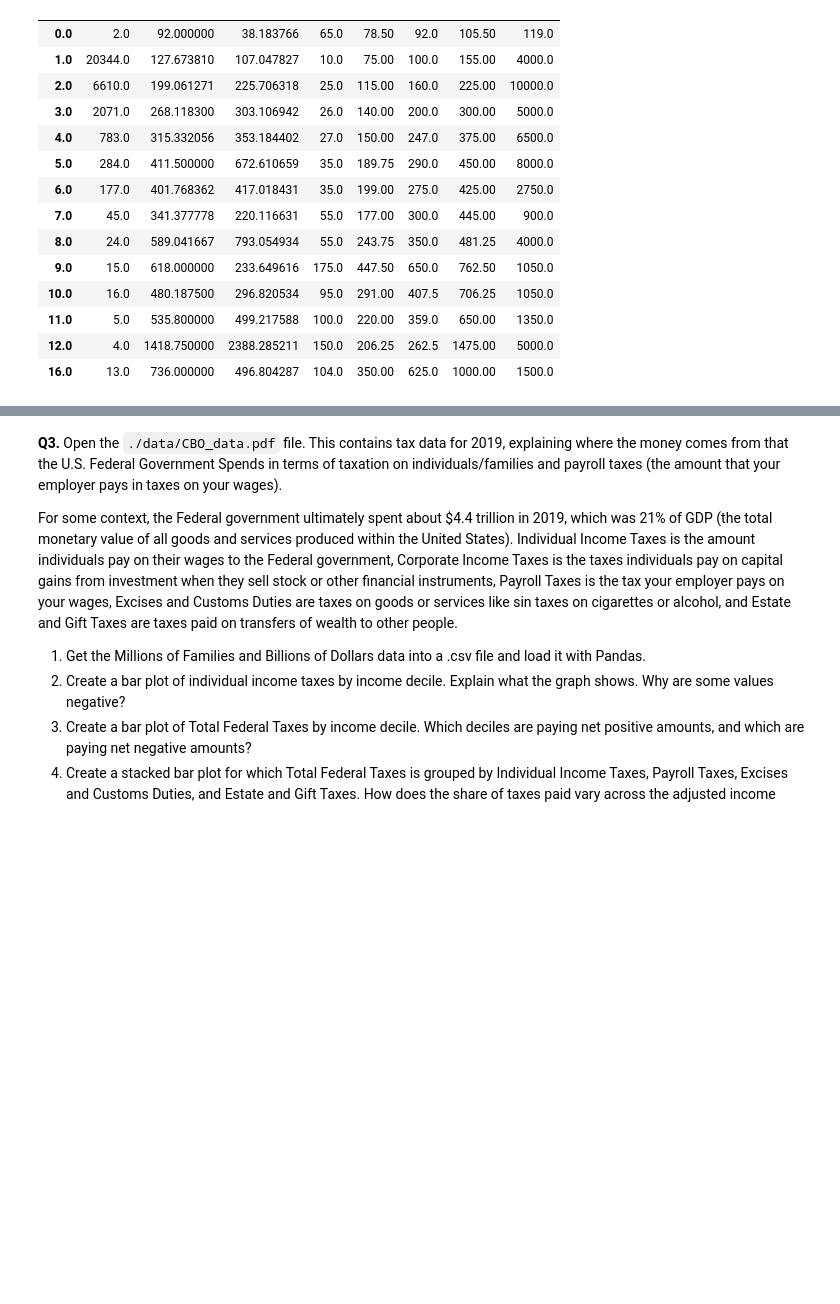
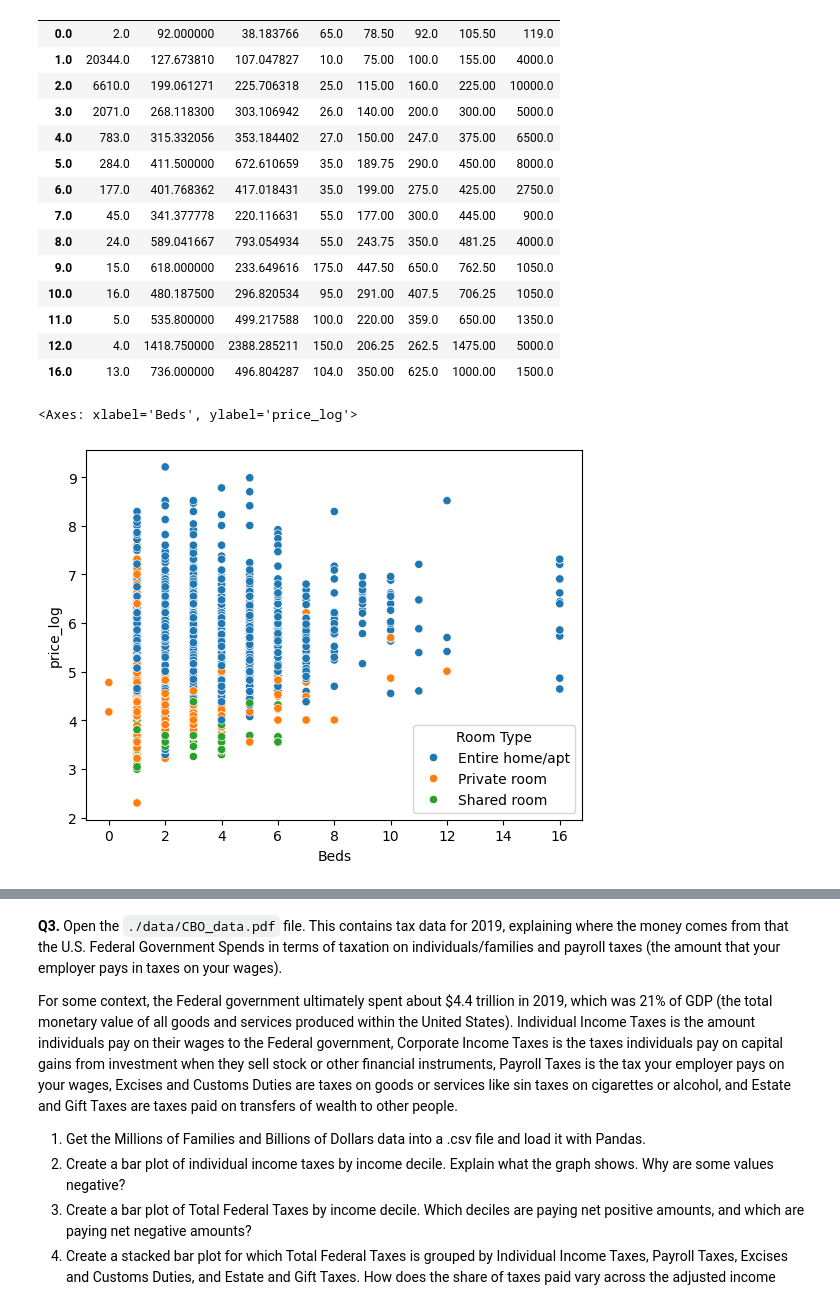
Before and after one commit to ElliotRoosevelt/visualization, a Jupyter notebook: assignment/assignment.ipynb, the cells around one changed output, grey strips where cells are left out. Drawn from its saved outputs; the diff is of its cells as text; code cells hidden in the pictures; blank space fills up the shorter version.

```diff
--- a/assignment/assignment.ipynb
+++ b/assignment/assignment.ipynb
@@ -216,0 +219,7 @@ air.loc[:,['Beds','Price']].groupby('Beds').describe()
+# %%
+#6
+#Make a scatterplot of price_log and Beds, but color the graph by Room Type and Property Type.
+sns.scatterplot(data=air,x='Beds',y='price_log',hue='Room Type')
+# %% [output]
+<Axes: xlabel='Beds', ylabel='price_log'>
+[figure, added]
```
Also changed, not shown: parts of 6 cells of this notebook.
